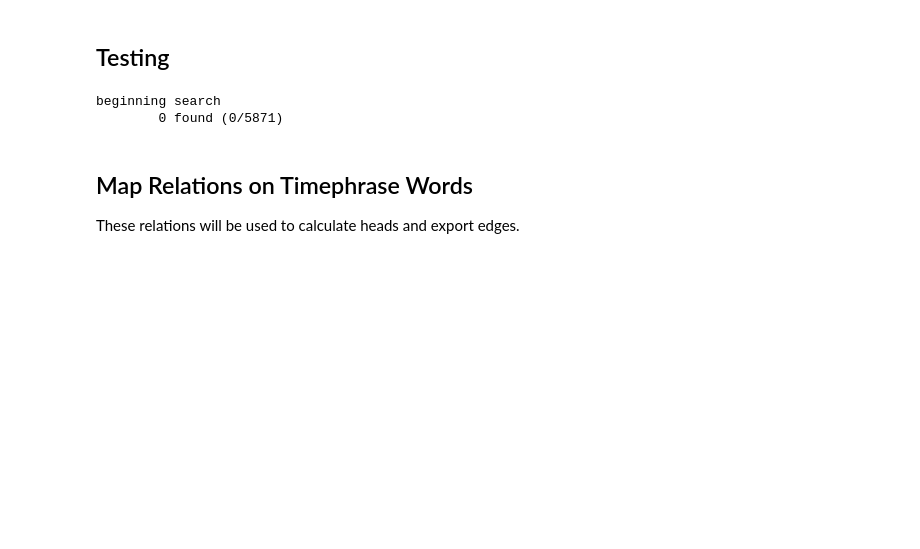
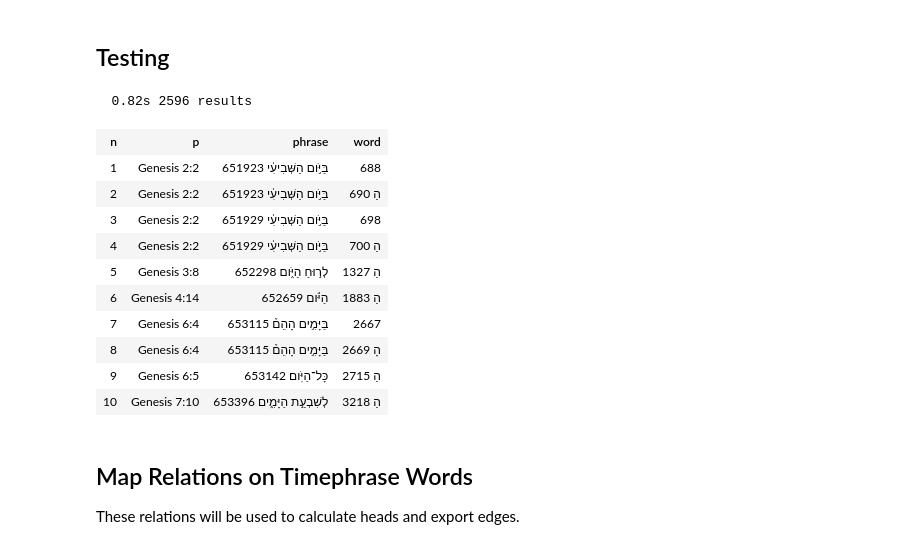
Before and after one commit to ETCBC/heads, a Jupyter notebook: going_subphraseless.ipynb, the cells around one changed output. Drawn from its saved outputs; the diff is of its cells as text; code cells hidden in the pictures; blank space fills up the shorter version.

```diff
--- a/going_subphraseless.ipynb
+++ b/going_subphraseless.ipynb
@@ -800,8 +722,25 @@ phrases = [ph for ph in F.otype.s('phrase_atom')
 # %%
-test_search('par', name='conjunction w/ conj accent (prep)', show=100, end=10, phrases=phrases)
+#test_search('defi', name='', show=100, end=10, phrases=timephrases)
-# %% [output]
-beginning search
-        0 found (0/5871)
+# %%
+A.table(A.search('''
+
+phrase function=Time
+    word sp=art
+
+''')[:10], condenseType='phrase', withNodes=True)
+# %% [output]
+  0.82s 2596 results
+| n | p | phrase | word |
+| 1 | Genesis 2:2 | בַּיֹּ֣ום הַשְּׁבִיעִ֔י 651923 | 688 |
+| 2 | Genesis 2:2 | בַּיֹּ֣ום הַשְּׁבִיעִ֔י 651923 | הַ 690 |
+| 3 | Genesis 2:2 | בַּיֹּ֣ום הַשְּׁבִיעִ֔י 651929 | 698 |
+| 4 | Genesis 2:2 | בַּיֹּ֣ום הַשְּׁבִיעִ֔י 651929 | הַ 700 |
+| 5 | Genesis 3:8 | לְר֣וּחַ הַיֹּ֑ום 652298 | הַ 1327 |
+| 6 | Genesis 4:14 | הַיֹּ֗ום 652659 | הַ 1883 |
+| 7 | Genesis 6:4 | בַּיָּמִ֣ים הָהֵם֒ 653115 | 2667 |
+| 8 | Genesis 6:4 | בַּיָּמִ֣ים הָהֵם֒ 653115 | הָ 2669 |
+| 9 | Genesis 6:5 | כָּל־הַיֹּֽום׃ 653142 | הַ 2715 |
+| 10 | Genesis 7:10 | לְשִׁבְעַ֣ת הַיָּמִ֑ים 653396 | הַ 3218 |
 # %% [markdown]
 ## Map Relations on Timephrase Words
 
```
Also changed, not shown: parts of 41 cells of this notebook.
